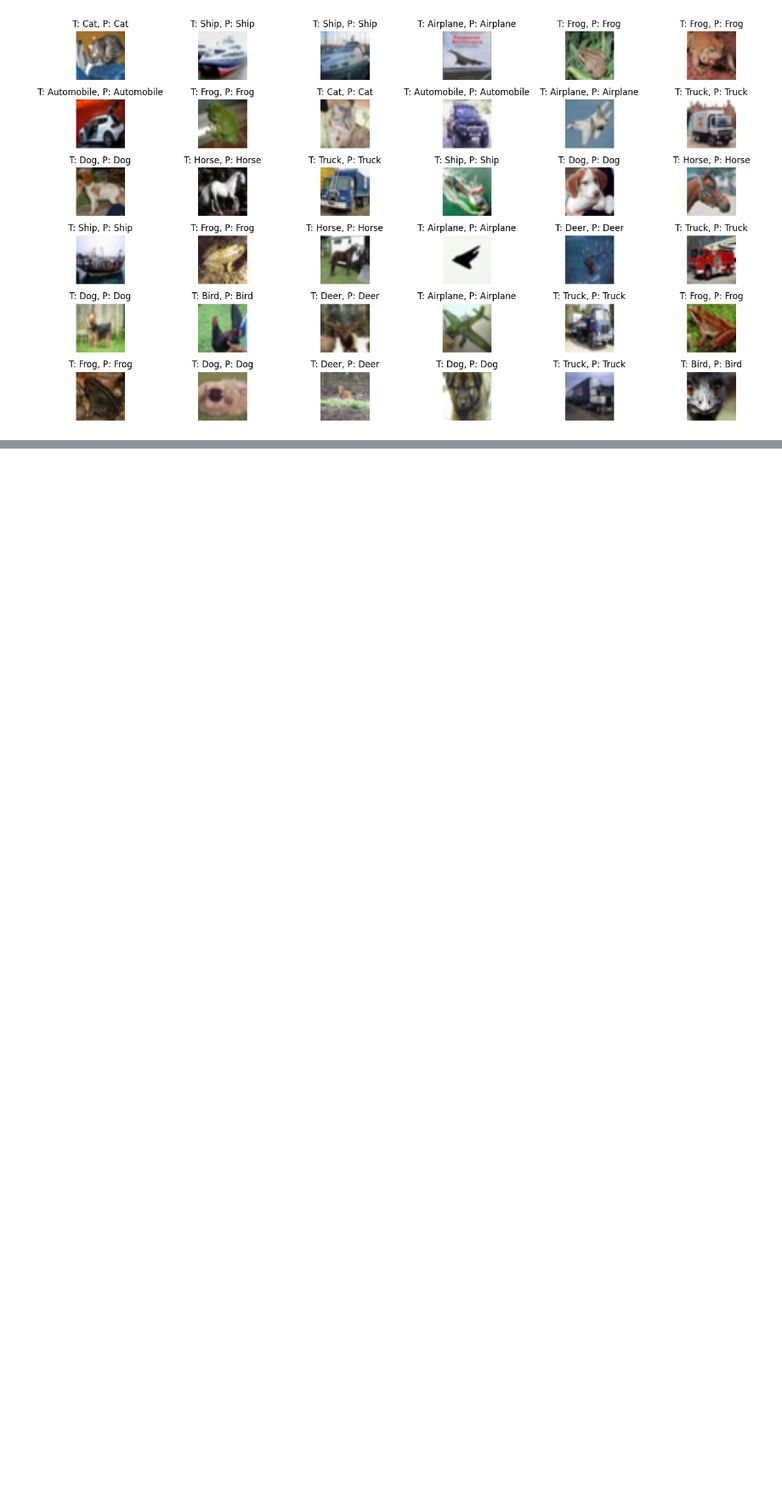
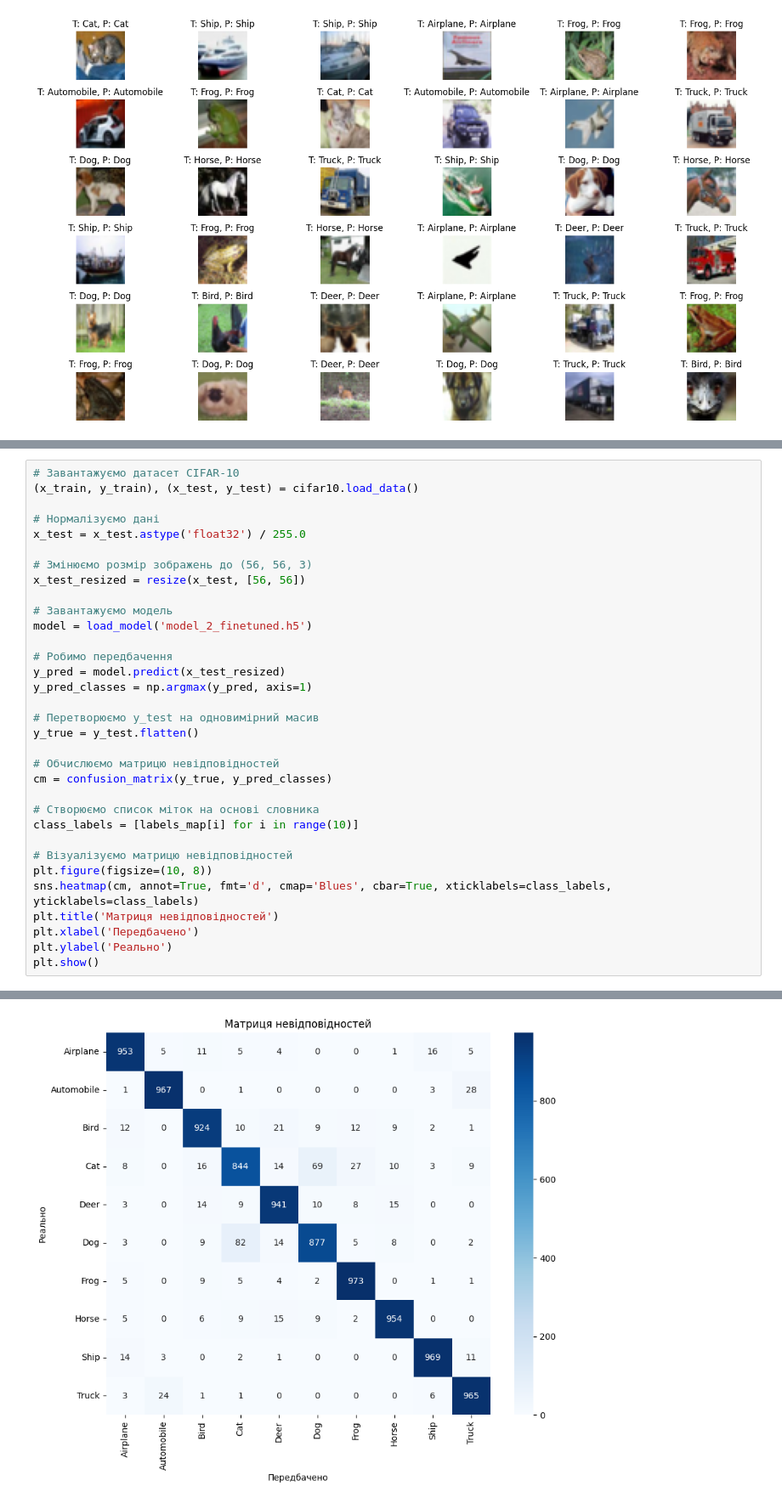
Before and after one commit to BogSyn/Model_cifar10, a Jupyter notebook: CIFAR-10.ipynb, the cells around one changed output, grey strips where cells are left out. Shown at 85% size. Cells and saved outputs as stored; diff of their text form; blank space fills up the shorter version.

```diff
--- a/CIFAR-10.ipynb
+++ b/CIFAR-10.ipynb
@@ -365,0 +497,34 @@ plt.show()
+# %%
+# Завантажуємо датасет CIFAR-10
+(x_train, y_train), (x_test, y_test) = cifar10.load_data()
+
+# Нормалізуємо дані
+x_test = x_test.astype('float32') / 255.0
+
+# Змінюємо розмір зображень до (56, 56, 3)
+x_test_resized = resize(x_test, [56, 56])
+
+# Завантажуємо модель
+model = load_model('model_2_finetuned.h5')
+
+# Робимо передбачення
+y_pred = model.predict(x_test_resized)
+y_pred_classes = np.argmax(y_pred, axis=1)
+
+# Перетворюємо y_test на одновимірний масив
+y_true = y_test.flatten()
+
+# Обчислюємо матрицю невідповідностей
+cm = confusion_matrix(y_true, y_pred_classes)
+
+# Створюємо список міток на основі словника
+class_labels = [labels_map[i] for i in range(10)]
+
+# Візуалізуємо матрицю невідповідностей
+plt.figure(figsize=(10, 8))
+sns.heatmap(cm, annot=True, fmt='d', cmap='Blues', cbar=True, xticklabels=class_labels, yticklabels=class_labels)
+plt.title('Матриця невідповідностей')
+plt.xlabel('Передбачено')
+plt.ylabel('Реально')
+plt.show()
+# %% [output]
@@ -365,0 +532 @@ plt.show()
+[figure, added]
```
Also changed, not shown: parts of 7 cells of this notebook, 2 other files.
